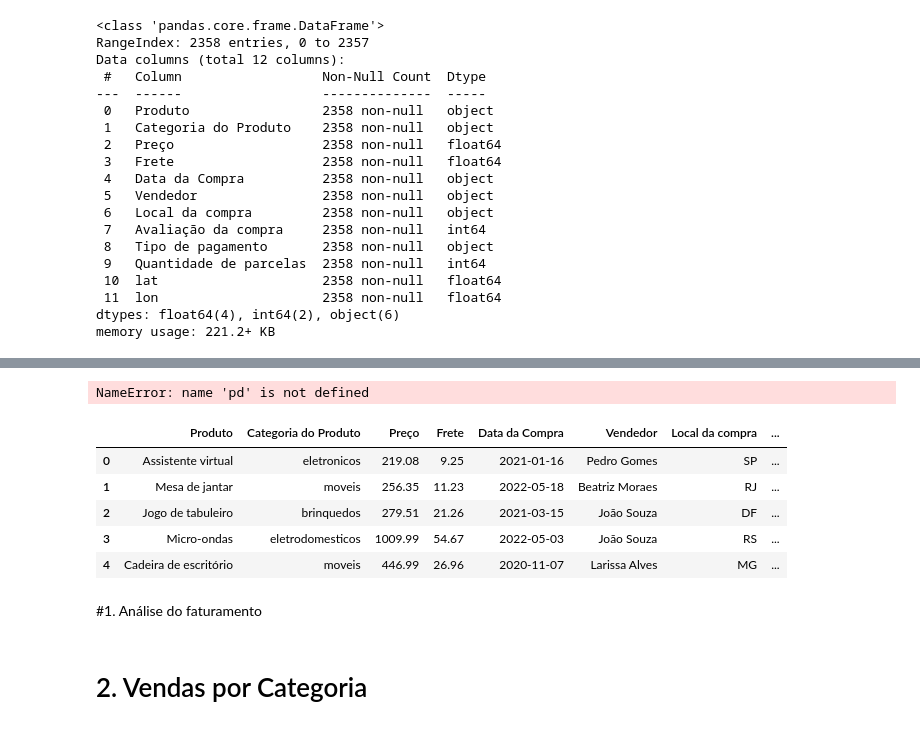
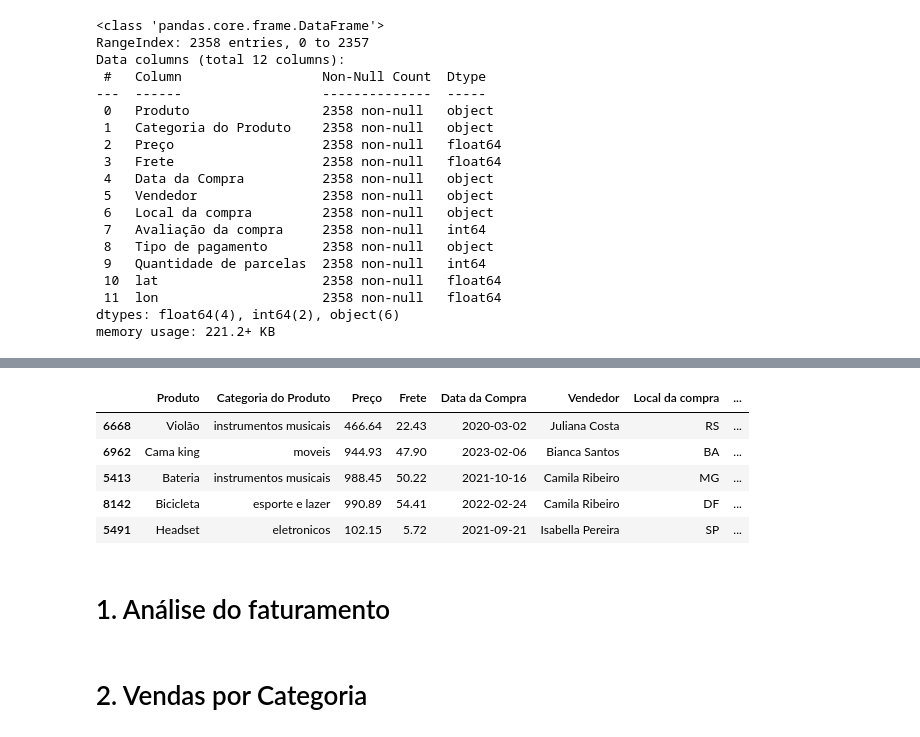
Before and after one commit to lidimoura/challenge1-data-science-Alura-Store, a Jupyter notebook: AluraStoreBrasil.ipynb, the cells around one changed output, grey strips where cells are left out. Saved outputs shown, nothing was run; the diff lists cells and outputs as text; code cells hidden in the pictures.

```diff
--- a/AluraStoreBrasil.ipynb
+++ b/AluraStoreBrasil.ipynb
@@ -190,34 +194,29 @@ Linhas duplicads encontradas: 0
 # %%
 # Ajustando datas para que o pandas entenda que a coluna 'Data da Compra' é tempo, não texto e usando o dayfirst=True pra garantir o formato brasileiro que é Dia/Mês/Ano
 df['Data da Compra'] = pd.to_datetime(df['Data da Compra'], dayfirst=True)
 
-# Criando colunas temporais (para análises futuras) Isso permitirá responder: 'Qual loja vendeu mais no Natal?'
+# Criando colunas temporais (para análises futuras) Isso permitirá avaliar melhor o faturamento em cada período
 df['Ano'] = df['Data da Compra'].dt.year
 df['Mes'] =  df['Data da Compra'].dt.month
 
 # Arredondado valores financeiros
 df[['Preço', 'Frete']] = df[['Preço', 'Frete']].round(2)
 
 # Verificação final
-df.info()
+display(df.sample(5))
 # %% [output]
-NameError: name 'pd' is not defined
+|  | Produto | Categoria do Produto | Preço | Frete | Data da Compra | Vendedor | Local da compra | ... |
+| 6668 | Violão | instrumentos musicais | 466.64 | 22.43 | 2020-03-02 | Juliana Costa | RS | ... |
+| 6962 | Cama king | moveis | 944.93 | 47.90 | 2023-02-06 | Bianca Santos | BA | ... |
+| 5413 | Bateria | instrumentos musicais | 988.45 | 50.22 | 2021-10-16 | Camila Ribeiro | MG | ... |
+| 8142 | Bicicleta | esporte e lazer | 990.89 | 54.41 | 2022-02-24 | Camila Ribeiro | DF | ... |
+| 5491 | Headset | eletronicos | 102.15 | 5.72 | 2021-09-21 | Isabella Pereira | SP | ... |
-# %%
-# Visualizando o dataframe após o tratamento de dados
-display(df.head())
-# %% [output]
-|  | Produto | Categoria do Produto | Preço | Frete | Data da Compra | Vendedor | Local da compra | ... |
-| 0 | Assistente virtual | eletronicos | 219.08 | 9.25 | 2021-01-16 | Pedro Gomes | SP | ... |
-| 1 | Mesa de jantar | moveis | 256.35 | 11.23 | 2022-05-18 | Beatriz Moraes | RJ | ... |
-| 2 | Jogo de tabuleiro | brinquedos | 279.51 | 21.26 | 2021-03-15 | João Souza | DF | ... |
-| 3 | Micro-ondas | eletrodomesticos | 1009.99 | 54.67 | 2022-05-03 | João Souza | RS | ... |
-| 4 | Cadeira de escritório | moveis | 446.99 | 26.96 | 2020-11-07 | Larissa Alves | MG | ... |
 # %%
 ## Importando as outras bibliotecas que serão usadas
 import matplotlib.pyplot as plt
 import seaborn as sns
 # %% [markdown]
-#1. Análise do faturamento
+# 1. Análise do faturamento
 # %% [markdown]
 # 2. Vendas por Categoria
 # %% [markdown]
```
Also changed, not shown: parts of 9 cells of this notebook.
